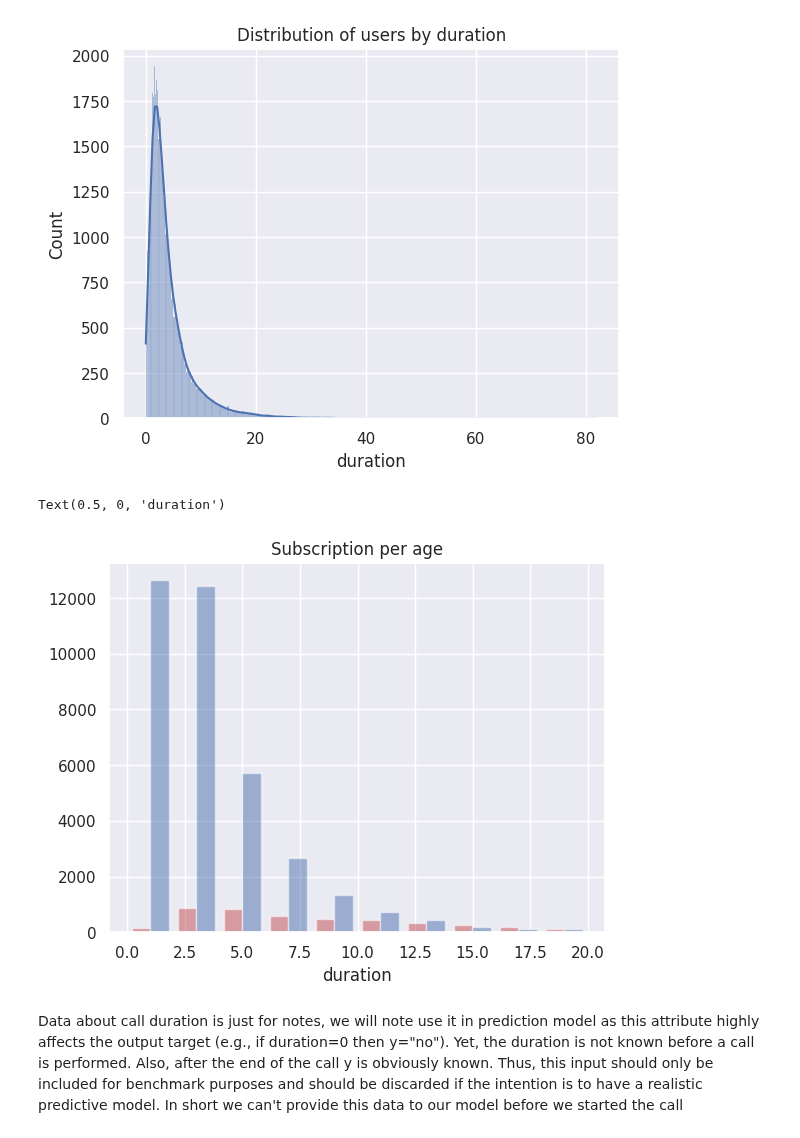
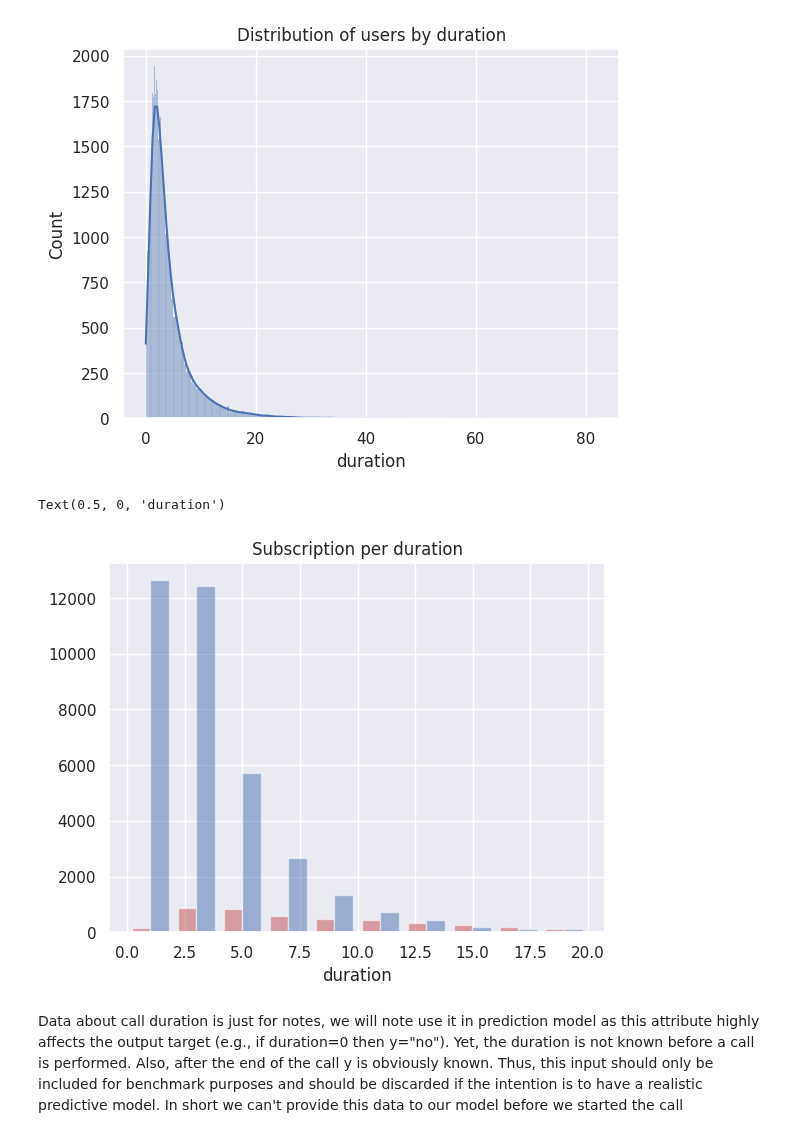
Before and after one commit to dmytrovelychko/rd_ds_python, a Jupyter notebook: cw.ipynb, the cells around one changed output. Saved outputs shown, nothing was run; the diff lists cells and outputs as text; code cells hidden in the pictures.

```diff
--- a/cw.ipynb
+++ b/cw.ipynb
@@ -189,11 +203,11 @@ Text(0.5, 1.0, 'Distribution of users by duration')
 df_duration_lt_20 = df[df['duration'] < 20]
 # %%
 plt.hist([df_duration_lt_20[df_duration_lt_20['y'] == 'yes']['duration'], df_duration_lt_20[df_duration_lt_20['y'] == 'no']['duration']], color=['r','b'], alpha=0.5)
-plt.title('Subscription per age')
+plt.title('Subscription per duration')
 plt.xlabel('duration')
 # %% [output]
 Text(0.5, 0, 'duration')
-[figure, old version]
+[figure, new version]
 # %% [markdown]
 Data about call duration is just for notes, we will note use it in prediction model as this attribute highly affects the output target (e.g., if duration=0 then y="no"). Yet, the duration is not known before a call is performed. Also, after the end of the call y is obviously known. Thus, this input should only be included for benchmark purposes and should be discarded if the intention is to have a realistic predictive model. In short we can't provide this data to our model before we started the call
 # %% [markdown]
```
Also changed, not shown: parts of 7 cells of this notebook.
